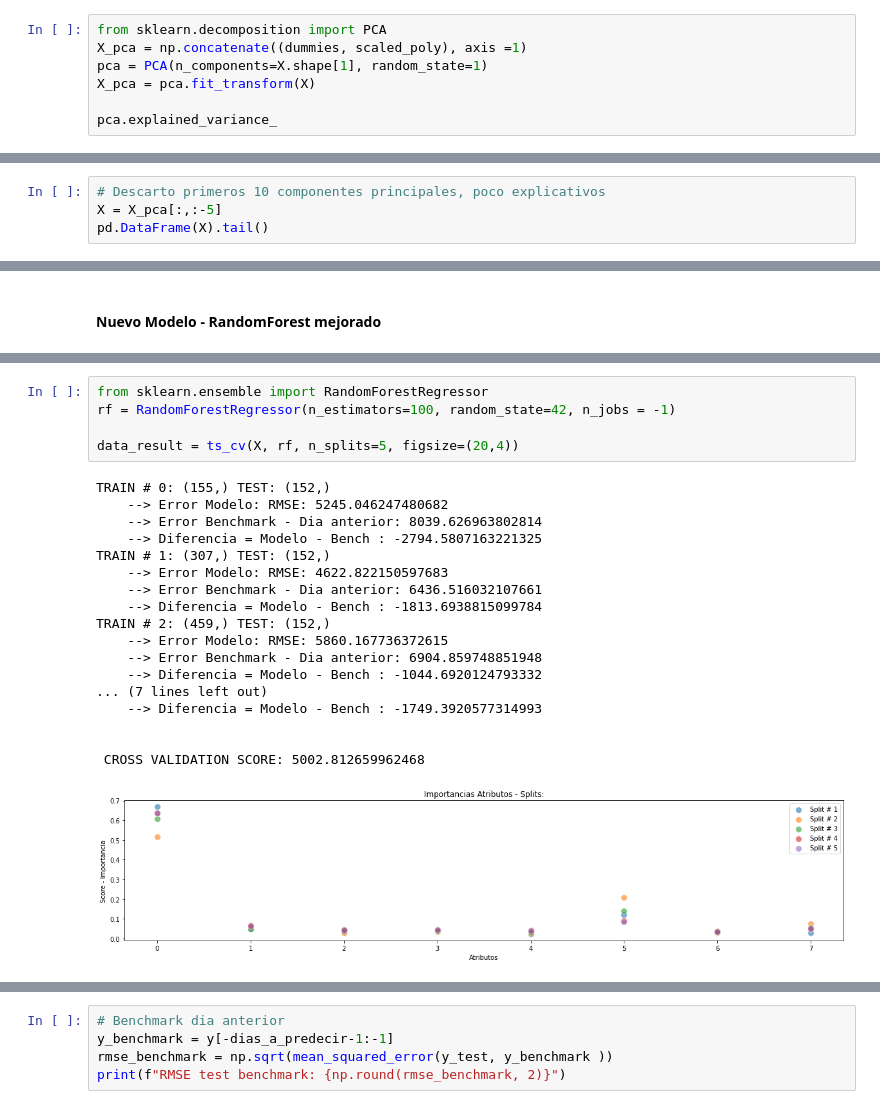
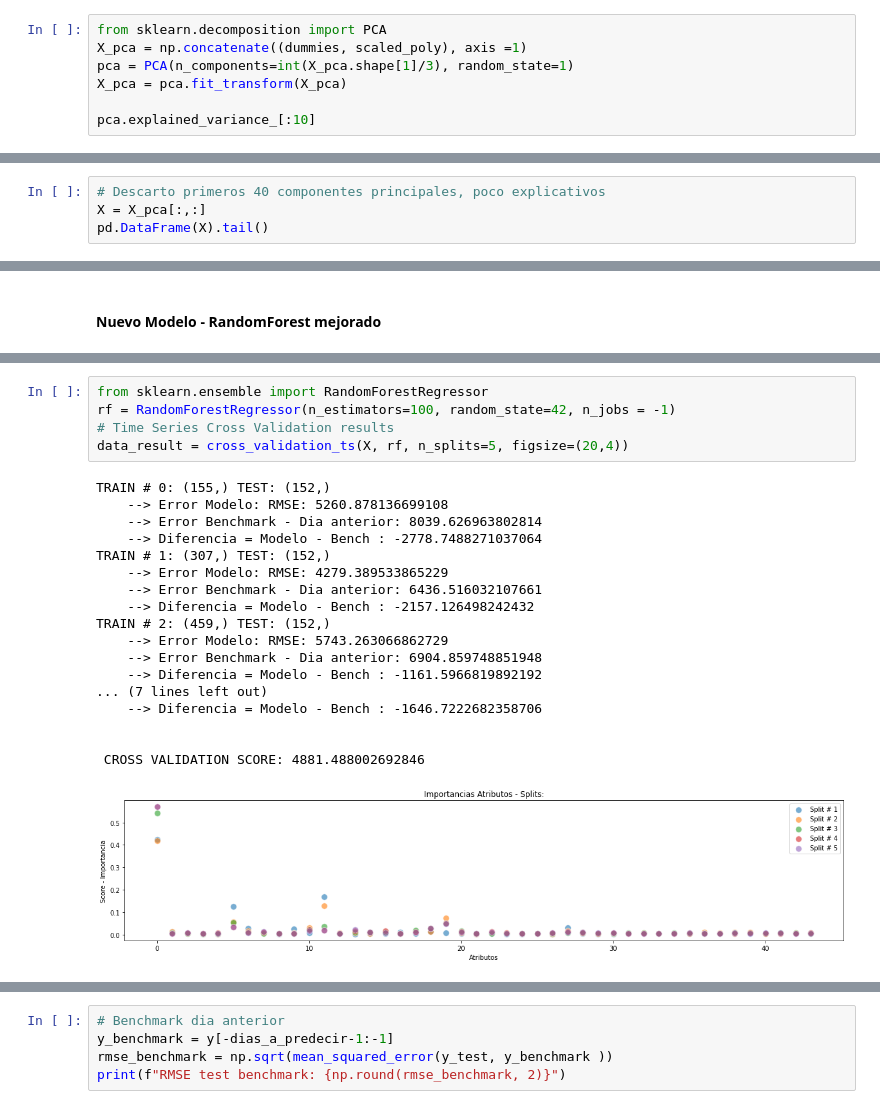
Before and after one commit to torres-federico-e/DS_acamica_time_series_4, a Jupyter notebook: Proyecto 4 - Mejoras - Series de Tiempo.ipynb, the cells around one changed output, grey strips where cells are left out. Saved outputs shown, nothing was run; the diff lists cells and outputs as text.

```diff
--- a/Proyecto 4 - Mejoras - Series de Tiempo.ipynb
+++ b/Proyecto 4 - Mejoras - Series de Tiempo.ipynb
@@ -265,8 +374,8 @@ Realizamos descomposicion PCA para seleccionar atributos y descartar relaciones
 # %%
 from sklearn.decomposition import PCA
 X_pca = np.concatenate((dummies, scaled_poly), axis =1)
-pca = PCA(n_components=X.shape[1], random_state=1)
-X_pca = pca.fit_transform(X)
+pca = PCA(n_components=int(X_pca.shape[1]/3), random_state=1)
+X_pca = pca.fit_transform(X_pca)
 
-pca.explained_variance_
+pca.explained_variance_[:10]
 # %% [output]
@@ -277,5 +385,5 @@ array([1.72760638e+08, 3.46628893e+07, 2.72946856e+07, 2.11555183e+07,
 # %%
-# Descarto primeros 10 componentes principales, poco explicativos
-X = X_pca[:,:-5]
+# Descarto primeros 40 componentes principales, poco explicativos
+X = X_pca[:,:]
 pd.DataFrame(X).tail()
 # %% [output]
@@ -371,24 +417,24 @@ def ts_cv(df, model_object, n_splits=4, figsize=(20,4)):
 # %%
 from sklearn.ensemble import RandomForestRegressor
 rf = RandomForestRegressor(n_estimators=100, random_state=42, n_jobs = -1)
-
-data_result = ts_cv(X, rf, n_splits=5, figsize=(20,4))
+# Time Series Cross Validation results
+data_result = cross_validation_ts(X, rf, n_splits=5, figsize=(20,4))
 # %% [output]
 TRAIN # 0: (155,) TEST: (152,)
-    --> Error Modelo: RMSE: 5245.046247480682
+    --> Error Modelo: RMSE: 5260.878136699108
     --> Error Benchmark - Dia anterior: 8039.626963802814
-    --> Diferencia = Modelo - Bench : -2794.5807163221325
+    --> Diferencia = Modelo - Bench : -2778.7488271037064
 TRAIN # 1: (307,) TEST: (152,)
-    --> Error Modelo: RMSE: 4622.822150597683
+    --> Error Modelo: RMSE: 4279.389533865229
     --> Error Benchmark - Dia anterior: 6436.516032107661
-    --> Diferencia = Modelo - Bench : -1813.6938815099784
+    --> Diferencia = Modelo - Bench : -2157.126498242432
 TRAIN # 2: (459,) TEST: (152,)
-    --> Error Modelo: RMSE: 5860.167736372615
+    --> Error Modelo: RMSE: 5743.263066862729
     --> Error Benchmark - Dia anterior: 6904.859748851948
-    --> Diferencia = Modelo - Bench : -1044.6920124793332
+    --> Diferencia = Modelo - Bench : -1161.5966819892192
 ... (7 lines left out)
-    --> Diferencia = Modelo - Bench : -1749.3920577314993
+    --> Diferencia = Modelo - Bench : -1646.7222682358706
 
 
- CROSS VALIDATION SCORE: 5002.812659962468
+ CROSS VALIDATION SCORE: 4881.488002692846
-[figure, old version]
+[figure, new version]
```
Also changed, not shown: parts of 49 cells of this notebook.
